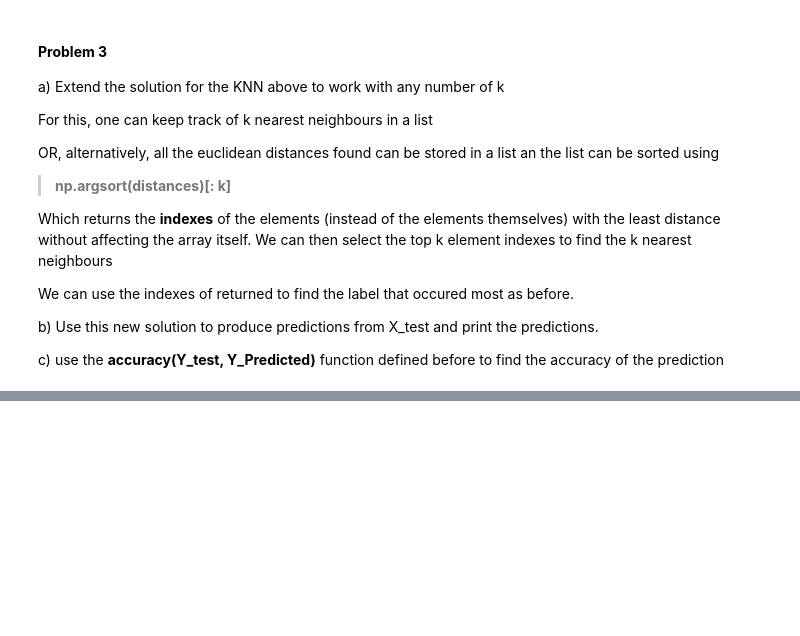
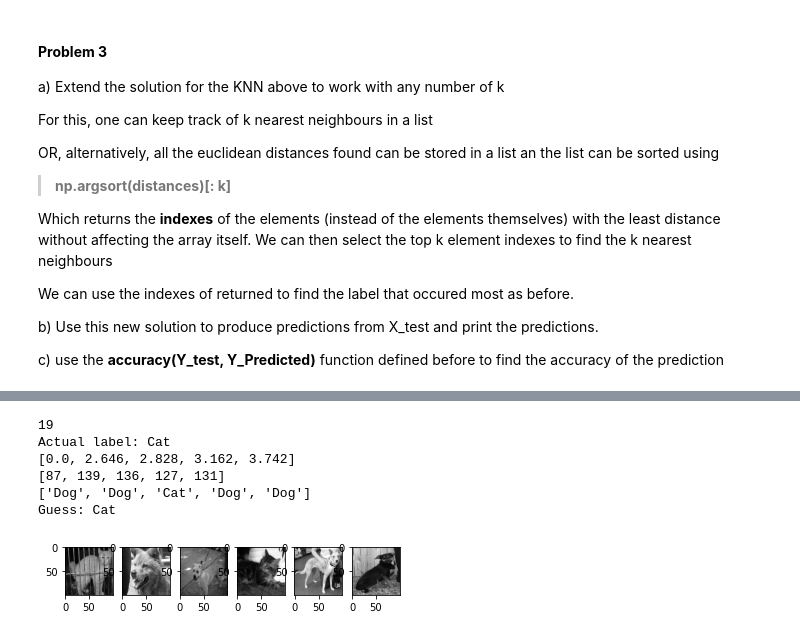
Before and after one commit to Moon422/CSE317-Lab, a Jupyter notebook: Assignment 3/Lab_3_KNN.ipynb, the cells around one changed output, grey strips where cells are left out. Cells and saved outputs as stored; diff of their text form; code cells hidden in the pictures; blank space fills up the shorter version.

```diff
--- a/Assignment 3/Lab_3_KNN.ipynb
+++ b/Assignment 3/Lab_3_KNN.ipynb
@@ -397,0 +446,54 @@ Error:
+# %%
+k = 5
+
+index = random.choice(range(len(X_test)))
+# index = 14
+print(index)
+print('Actual label:', CATEGORIES[Y_test[index]])
+test_img = imagify(X_test[index])
+plt.subplot(1, k + 1, 1)
+plt.imshow(test_img, cmap='gray')
+
+nearest_k_distance = []
+nearest_k_index = []
+
+for i in range(k):
+  nearest_k_distance.append(float('inf'))
+  nearest_k_index.append(-1)
+
+i = 0
+while i < len(X_train):
+  distance = euclidean_distance(X_train[i], X_test[index])
+  # print(distance, i)
+  sorted_insert(nearest_k_distance, nearest_k_index, distance, i)
+
+  i += 1
+
+print(nearest_k_distance)
+print(nearest_k_index)
+counts = [0, 0]
+
+for i in nearest_k_index:
+  counts[Y_train[i]] += 1
+
+labels = [CATEGORIES[Y_train[i]] for i in nearest_k_index]
+print(labels)
+
+if counts[0] > counts[1]:
+  print('Guess:', CATEGORIES[Y_train[0]])
+else:
+  print('Guess:', CATEGORIES[Y_train[1]])
+
+for i, img_index in enumerate(nearest_k_index):
+  plt.subplot(1, k + 1, i + 2)
+  plt.imshow(imagify(X_train[img_index]), cmap='gray')
+
+plt.show()
+# %% [output]
+19
+Actual label: Cat
+[0.0, 2.646, 2.828, 3.162, 3.742]
+[87, 139, 136, 127, 131]
+['Dog', 'Dog', 'Cat', 'Dog', 'Dog']
+Guess: Cat
+[figure, added]
```
Also changed, not shown: parts of 6 cells of this notebook.
